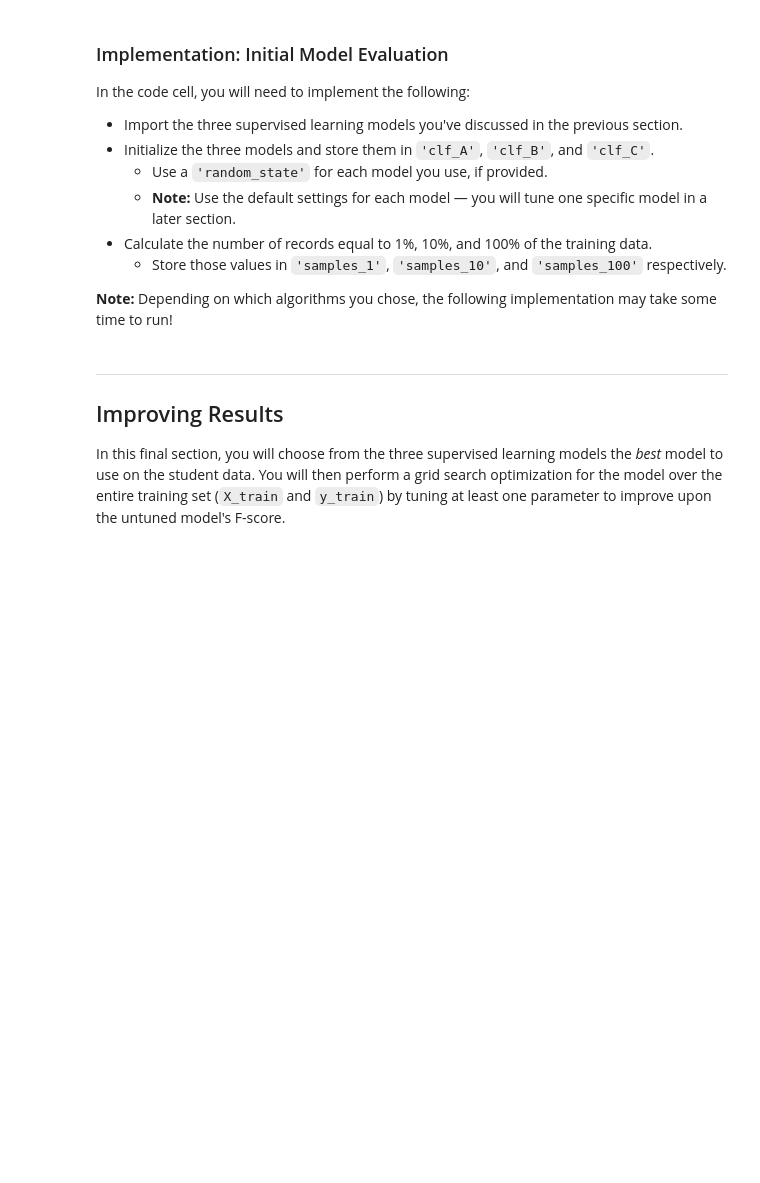
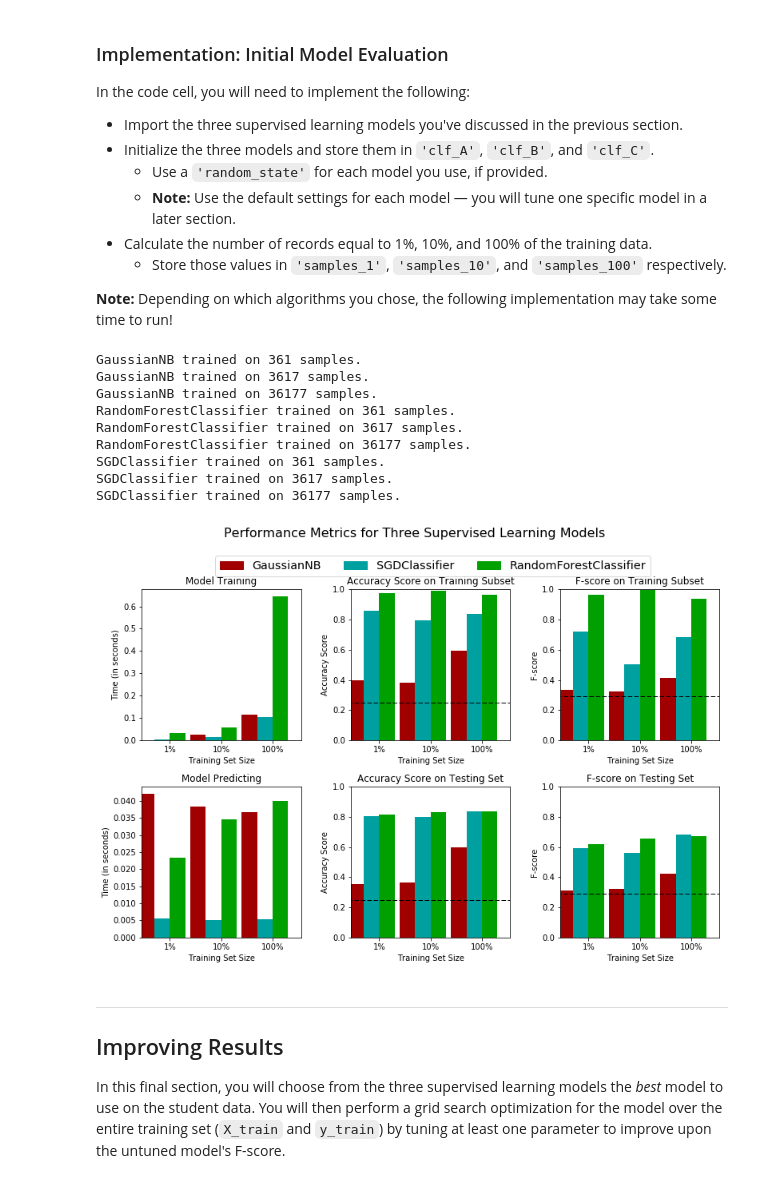
Before and after one commit to dungpt3003/machine-learning, a Jupyter notebook: projects/finding_donors/finding_donors.ipynb, the cells around one changed output. Saved outputs shown, nothing was run; the diff lists cells and outputs as text; code cells hidden in the pictures; blank space fills up the shorter version.

Commit message:
feat: Complete model implementations of Finding Donors problem

```diff
--- a/projects/finding_donors/finding_donors.ipynb
+++ b/projects/finding_donors/finding_donors.ipynb
@@ -370,31 +370,44 @@ In the code cell, you will need to implement the following:
 **Note:** Depending on which algorithms you chose, the following implementation may take some time to run!
 # %%
 # TODO: Import the three supervised learning models from sklearn
-
+from sklearn.naive_bayes import GaussianNB
+from sklearn.ensemble import RandomForestClassifier
+from sklearn.linear_model import SGDClassifier
 # TODO: Initialize the three models
-clf_A = None
-clf_B = None
-clf_C = None
+clf_A = GaussianNB()
+clf_B = RandomForestClassifier(random_state=10)
+clf_C = SGDClassifier()
 
 # TODO: Calculate the number of samples for 1%, 10%, and 100% of the training data
 # HINT: samples_100 is the entire training set i.e. len(y_train)
 # HINT: samples_10 is 10% of samples_100
 # HINT: samples_1 is 1% of samples_100
-samples_100 = None
-samples_10 = None
-samples_1 = None
+samples_100 = len(y_train)
+samples_10 = len(y_train) / 10
+samples_1 = len(y_train) / 100
 
 # Collect results on the learners
 results = {}
 for clf in [clf_A, clf_B, clf_C]:
     clf_name = clf.__class__.__name__
     results[clf_name] = {}
     for i, samples in enumerate([samples_1, samples_10, samples_100]):
         results[clf_name][i] = \
         train_predict(clf, samples, X_train, y_train, X_test, y_test)
 
 # Run metrics visualization for the three supervised learning models chosen
 vs.evaluate(results, accuracy, fscore)
+# %% [output]
+GaussianNB trained on 361 samples.
+GaussianNB trained on 3617 samples.
+GaussianNB trained on 36177 samples.
+RandomForestClassifier trained on 361 samples.
+RandomForestClassifier trained on 3617 samples.
+RandomForestClassifier trained on 36177 samples.
+SGDClassifier trained on 361 samples.
+SGDClassifier trained on 3617 samples.
+SGDClassifier trained on 36177 samples.
+[figure, added]
 # %% [markdown]
 ----
 ## Improving Results
```
Also changed, not shown: parts of 2 cells of this notebook.
